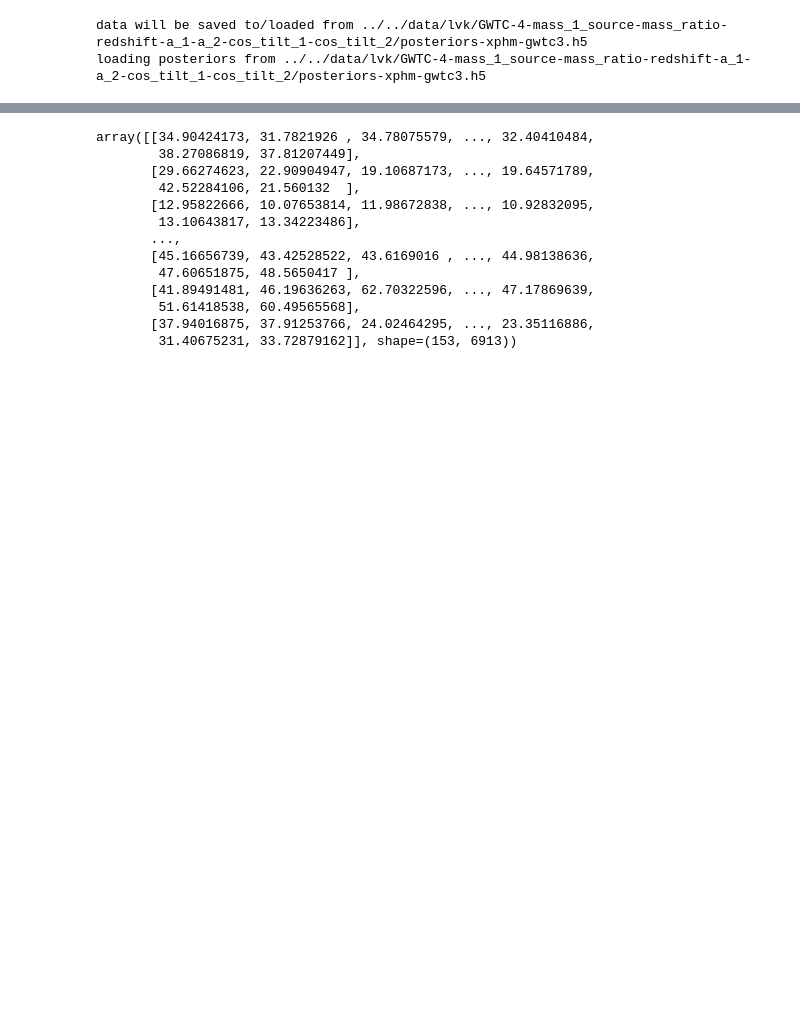
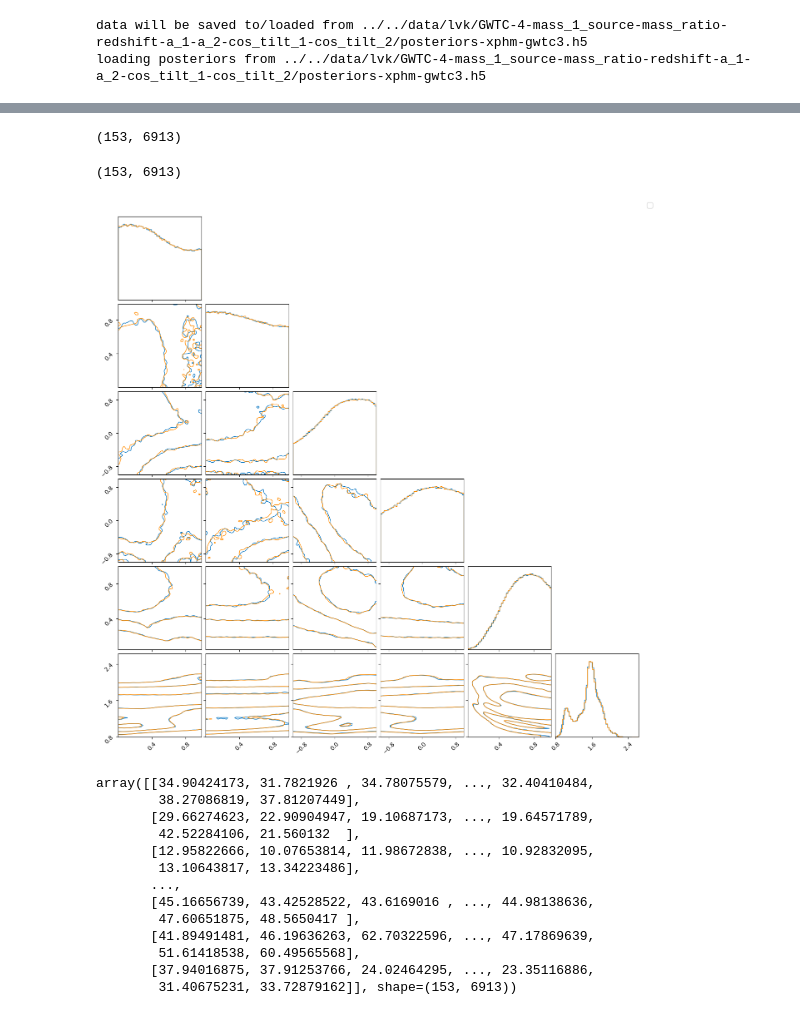
Before and after one commit to noahewolfe/tilts-and-kicks, a Jupyter notebook: code/strong/check-pe.ipynb, the cells around one changed output, grey strips where cells are left out. Cells and saved outputs as stored; diff of their text form; code cells hidden in the pictures; blank space fills up the shorter version.

```diff
--- a/code/strong/check-pe.ipynb
+++ b/code/strong/check-pe.ipynb
@@ -23,6 +46,42 @@ with open(f'../../data/stegmann/gwtc4_posteriors.pkl', 'rb') as f:
 from data import resample_and_reshape_posteriors
 
 posteriors_stegmann = resample_and_reshape_posteriors(posteriors_stegmann)
+# %%
+posteriors['a_1'].shape
+# %% [output]
+(153, 6913)
+# %%
+
+posteriors_stegmann['a_1'].shape
+# %% [output]
+(153, 6913)
+# %%
+plot_multiple(
+    [
+        np.column_stack([
+            posteriors['a_1'].flatten(),
+            posteriors['a_2'].flatten(),
+            posteriors['cos_tilt_1'].flatten(),
+            posteriors['cos_tilt_2'].flatten(),
+            posteriors['mass_ratio'].flatten(),
+            np.log10(posteriors['mass_1'].flatten())
+        ]),
+        np.column_stack([
+            posteriors_stegmann['a_1'].flatten(),
+            posteriors_stegmann['a_2'].flatten(),
+            posteriors_stegmann['cos_tilt_1'].flatten(),
+            posteriors_stegmann['cos_tilt_2'].flatten(),
+            posteriors_stegmann['mass_ratio'].flatten(),
+            np.log10(posteriors_stegmann['mass_1'].flatten())
+        ])
+    ],
+    plot_datapoints=False,
+    fill_contours=False,
+    no_fill_contours=True,
+    levels=(0.5, 0.9, 0.99)
+);
+# %% [output]
+[figure, added]
 # %%
 posteriors_stegmann['mass_1']
 # %% [output]
```
Also changed, not shown: parts of 2 cells of this notebook, 1 other file.
